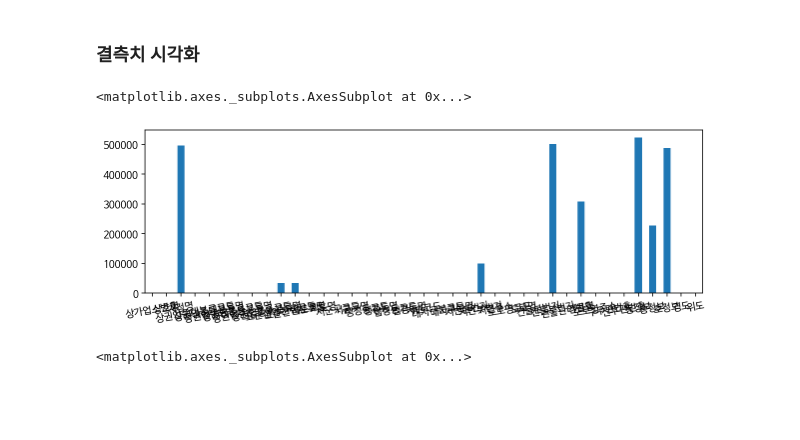
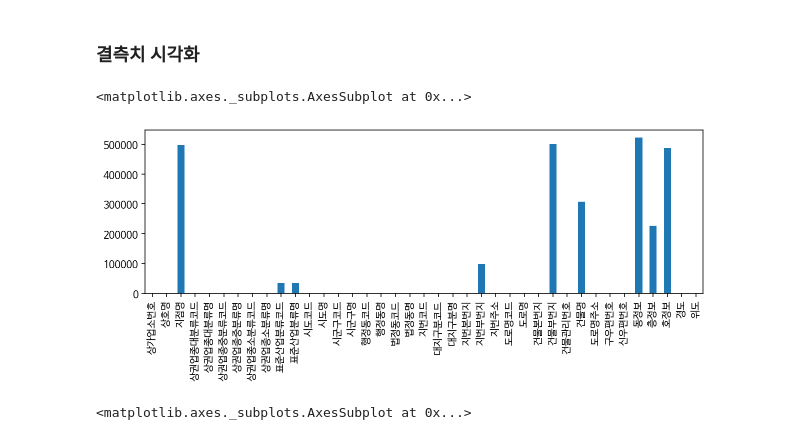
Before and after one commit to seonwoojh/Python_Tutorial, a Jupyter notebook: 02-store-eda-input.ipynb, the cells around one changed output. Drawn from its saved outputs; the diff is of its cells as text; code cells hidden in the pictures; blank space fills up the shorter version.

```diff
--- a/02-store-eda-input.ipynb
+++ b/02-store-eda-input.ipynb
@@ -197,10 +195,10 @@ n = df.isna().sum()
 # %%
 # 막대그래프로 시각화 합니다.
 plt.figure(figsize=(10,3))
-n.plot.bar(rot=10)
+n.plot.bar()
 # %% [output]
 <matplotlib.axes._subplots.AxesSubplot at 0x...>
-[figure, old version]
+[figure, new version]
 # %%
 # 값을 정렬해서 결측치가 많은 값이 위에 그려지도록 barh로 그립니다.
 n.sort_values().plot.barh(figsize=(7, 8))
```
Also changed, not shown: parts of 28 cells of this notebook.
